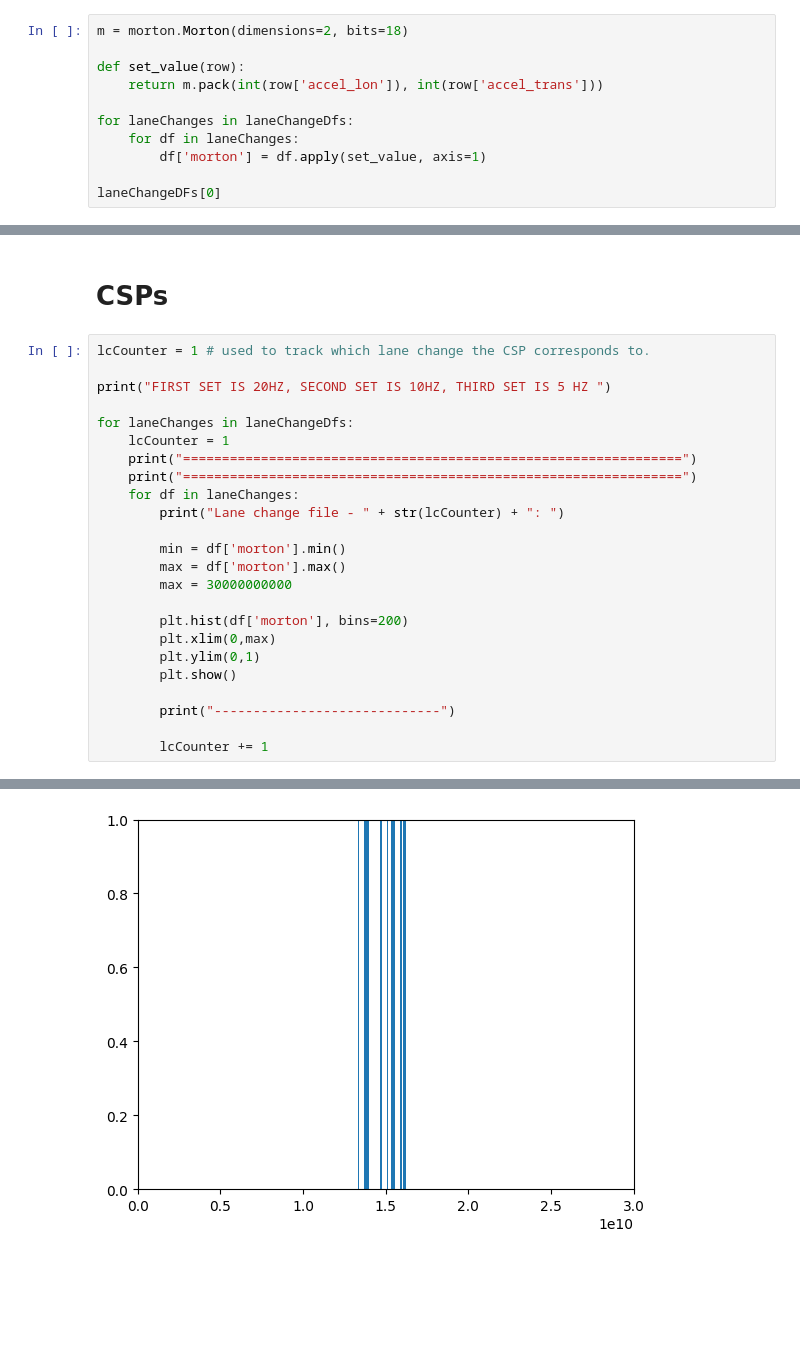
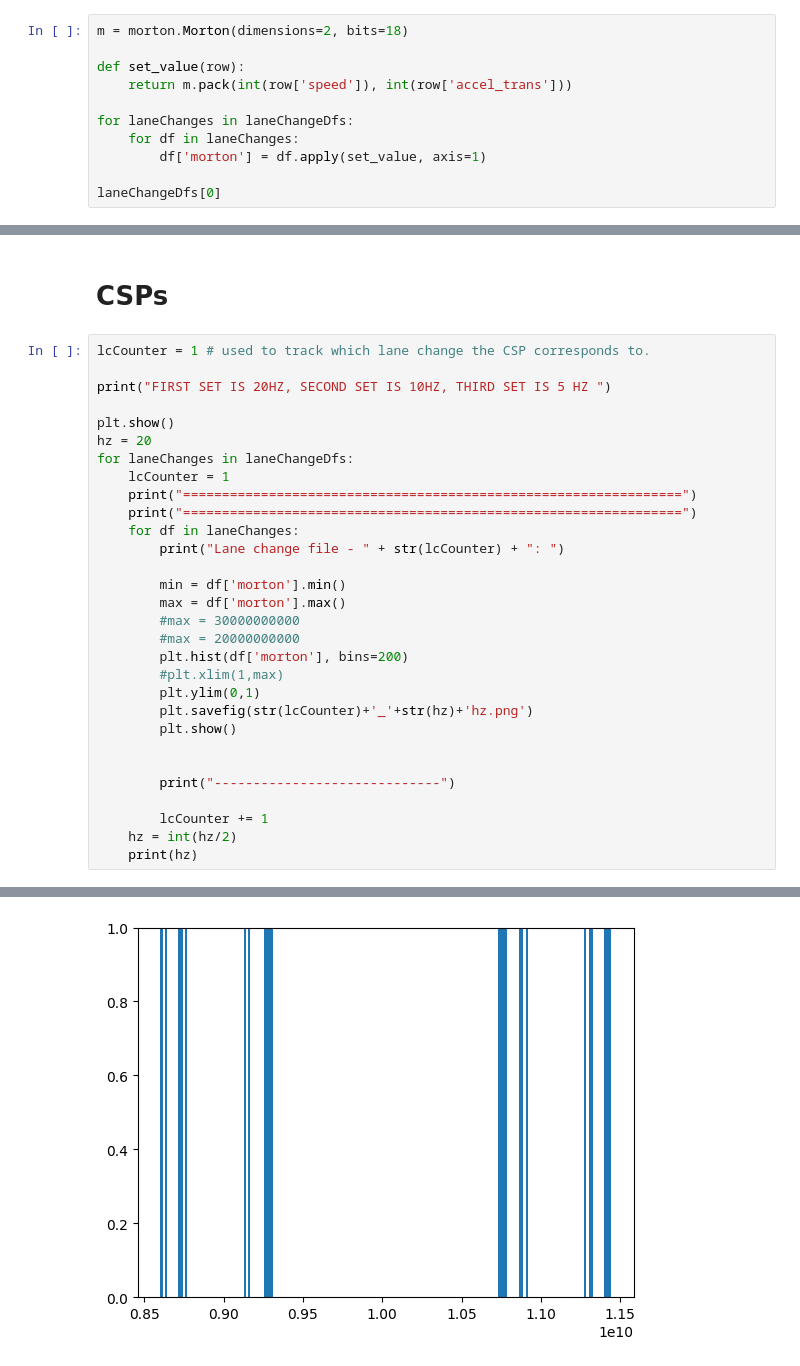
Before and after one commit to Marble879/SFC_scripts, a Jupyter notebook: LaneChange_Scripts/Morton CSPs.ipynb, the cells around one changed output, grey strips where cells are left out. Saved outputs shown, nothing was run; the diff lists cells and outputs as text; blank space fills up the shorter version.

```diff
--- a/LaneChange_Scripts/Morton CSPs.ipynb
+++ b/LaneChange_Scripts/Morton CSPs.ipynb
@@ -91,11 +91,11 @@ for laneChanges in laneChangeDfs:
 m = morton.Morton(dimensions=2, bits=18)
 
 def set_value(row):
-    return m.pack(int(row['accel_lon']), int(row['accel_trans']))
+    return m.pack(int(row['speed']), int(row['accel_trans']))
 
 for laneChanges in laneChangeDfs:
     for df in laneChanges:
         df['morton'] = df.apply(set_value, axis=1)
 
-laneChangeDFs[0]
+laneChangeDfs[0]
 # %% [output]
@@ -119,6 +123,8 @@ lcCounter = 1 # used to track which lane change the CSP corresponds to.
 
 print("FIRST SET IS 20HZ, SECOND SET IS 10HZ, THIRD SET IS 5 HZ ")
 
+plt.show()
+hz = 20
 for laneChanges in laneChangeDfs:
     lcCounter = 1
     print("================================================================")
@@ -128,15 +134,19 @@ for laneChanges in laneChangeDfs:
 
         min = df['morton'].min()
         max = df['morton'].max()
-        max = 30000000000
+        #max = 30000000000
+        #max = 20000000000
+        plt.hist(df['morton'], bins=200)
+        #plt.xlim(1,max)
+        plt.ylim(0,1)
+        plt.savefig(str(lcCounter)+'_'+str(hz)+'hz.png')
+        plt.show()
 
-        plt.hist(df['morton'], bins=200)
-        plt.xlim(0,max)
-        plt.ylim(0,1)
-        plt.show()
 
         print("-----------------------------")
 
         lcCounter += 1
+    hz = int(hz/2)
+    print(hz)
 # %% [output]
 FIRST SET IS 20HZ, SECOND SET IS 10HZ, THIRD SET IS 5 HZ
@@ -143,4 +155,4 @@ FIRST SET IS 20HZ, SECOND SET IS 10HZ, THIRD SET IS 5 HZ
 Lane change file - 1:
-[figure, old version]
+[figure, new version]
 -----------------------------
 Lane change file - 2:
```
Also changed, not shown: parts of 2 cells of this notebook, 3 other files.
